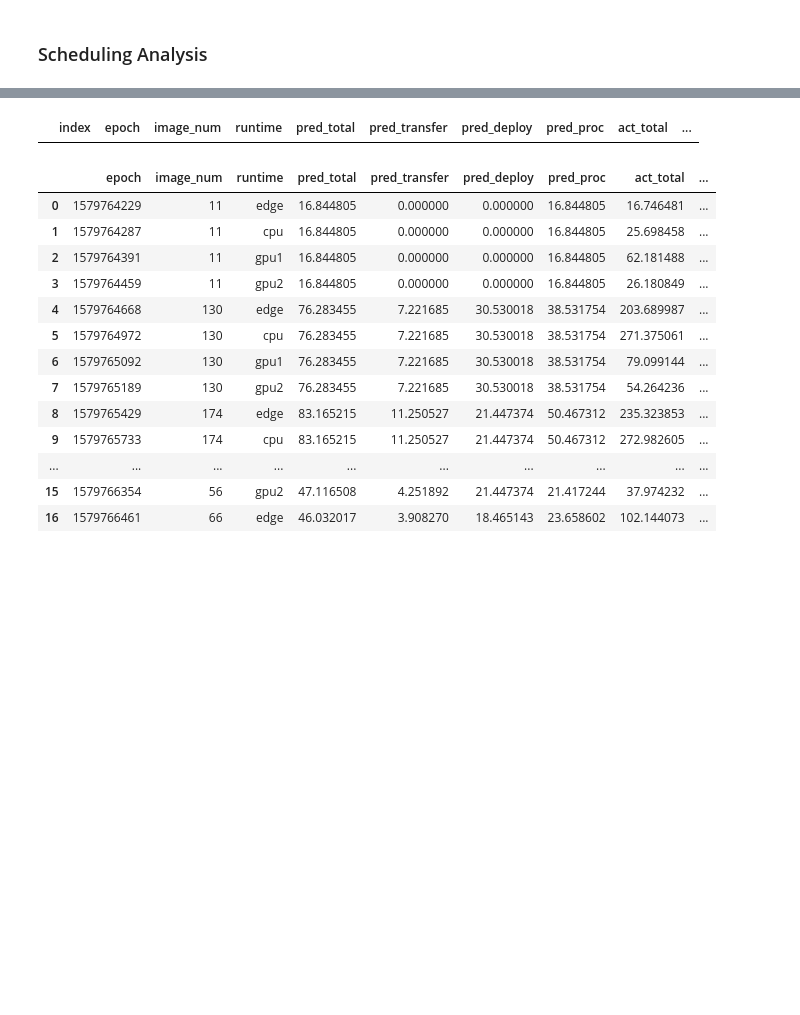
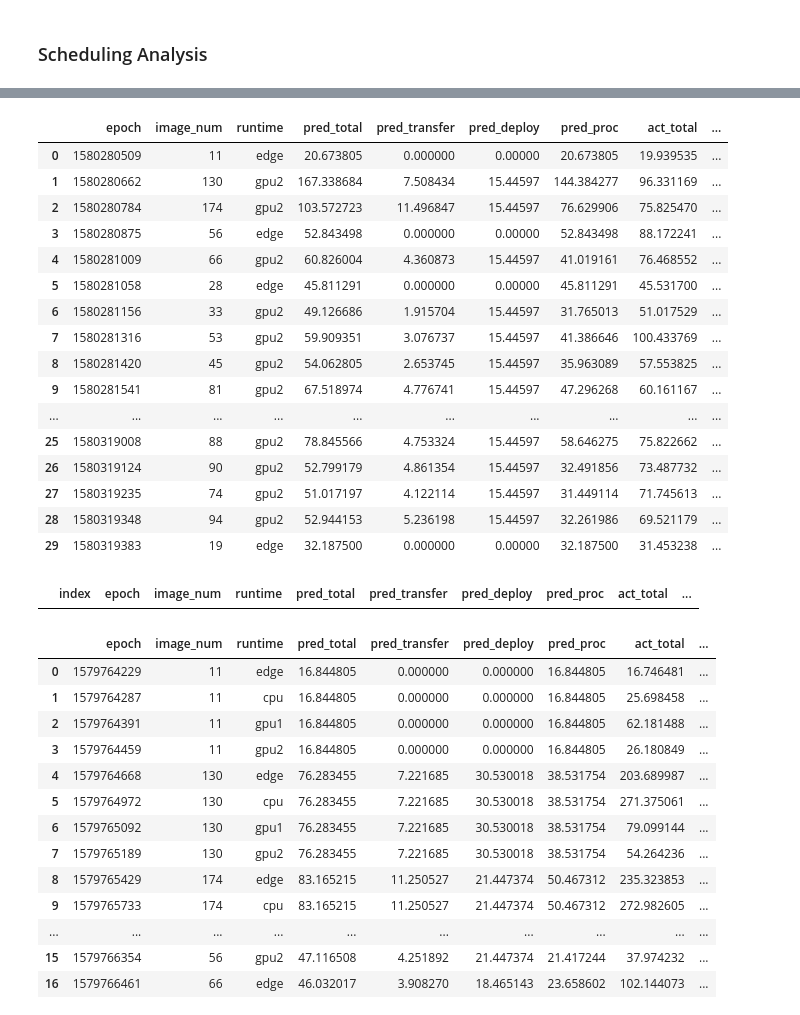
Before and after one commit to Heronalps/STOIC, a Jupyter notebook: jupyter/Scheduling Analysis.ipynb, the cells around one changed output, grey strips where cells are left out. Cells and saved outputs as stored; diff of their text form; code cells hidden in the pictures; blank space fills up the shorter version.

```diff
--- a/jupyter/Scheduling Analysis.ipynb
+++ b/jupyter/Scheduling Analysis.ipynb
@@ -6,7 +6,7 @@ import sys, os
 ### Scheduling Analysis
 # %%
 df_logtime4 = pd.read_csv("./logTime_4runtimes.csv")
-df_stoic = pd.read_csv("./logTime_stoic.csv")
+df_stoic = pd.read_csv("./logTime_stoic_2.csv")
 # %%
 df_edge = df_logtime4[df_logtime4["runtime"]=="edge"]
 for index, row in df_edge.iterrows():
@@ -20,3 +40,23 @@ df_stoic_front = df_stoic[0:len(df_edge)]
+# %%
+df_stoic_front.head(30)
+# %% [output]
+|  | epoch | image_num | runtime | pred_total | pred_transfer | pred_deploy | pred_proc | act_total | ... |
+| 0 | 1580280509 | 11 | edge | 20.673805 | 0.000000 | 0.00000 | 20.673805 | 19.939535 | ... |
+| 1 | 1580280662 | 130 | gpu2 | 167.338684 | 7.508434 | 15.44597 | 144.384277 | 96.331169 | ... |
+| 2 | 1580280784 | 174 | gpu2 | 103.572723 | 11.496847 | 15.44597 | 76.629906 | 75.825470 | ... |
+| 3 | 1580280875 | 56 | edge | 52.843498 | 0.000000 | 0.00000 | 52.843498 | 88.172241 | ... |
+| 4 | 1580281009 | 66 | gpu2 | 60.826004 | 4.360873 | 15.44597 | 41.019161 | 76.468552 | ... |
+| 5 | 1580281058 | 28 | edge | 45.811291 | 0.000000 | 0.00000 | 45.811291 | 45.531700 | ... |
+| 6 | 1580281156 | 33 | gpu2 | 49.126686 | 1.915704 | 15.44597 | 31.765013 | 51.017529 | ... |
+| 7 | 1580281316 | 53 | gpu2 | 59.909351 | 3.076737 | 15.44597 | 41.386646 | 100.433769 | ... |
+| 8 | 1580281420 | 45 | gpu2 | 54.062805 | 2.653745 | 15.44597 | 35.963089 | 57.553825 | ... |
+| 9 | 1580281541 | 81 | gpu2 | 67.518974 | 4.776741 | 15.44597 | 47.296268 | 60.161167 | ... |
+| ... | ... | ... | ... | ... | ... | ... | ... | ... | ... |
+| 25 | 1580319008 | 88 | gpu2 | 78.845566 | 4.753324 | 15.44597 | 58.646275 | 75.822662 | ... |
+| 26 | 1580319124 | 90 | gpu2 | 52.799179 | 4.861354 | 15.44597 | 32.491856 | 73.487732 | ... |
+| 27 | 1580319235 | 74 | gpu2 | 51.017197 | 4.122114 | 15.44597 | 31.449114 | 71.745613 | ... |
+| 28 | 1580319348 | 94 | gpu2 | 52.944153 | 5.236198 | 15.44597 | 32.261986 | 69.521179 | ... |
+| 29 | 1580319383 | 19 | edge | 32.187500 | 0.000000 | 0.00000 | 32.187500 | 31.453238 | ... |
 # %%
 df_edge[df_stoic_front["image_num"] != df_edge["image_num"]]
 # %% [output]
```
Also changed, not shown: parts of 1 cell of this notebook, 2 other files.
